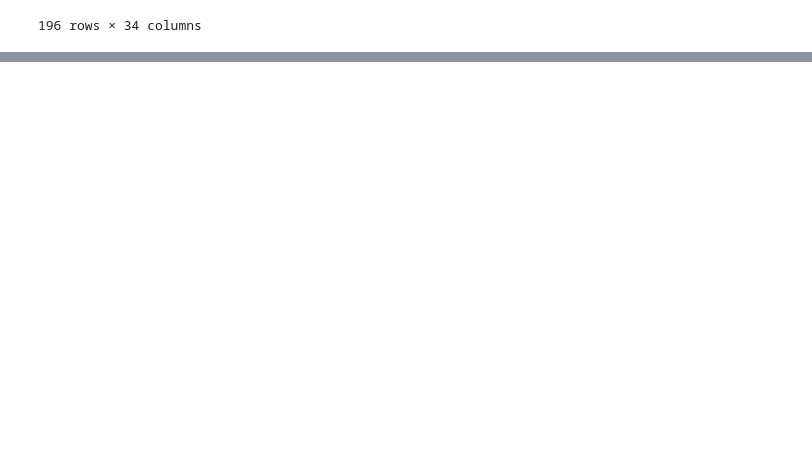
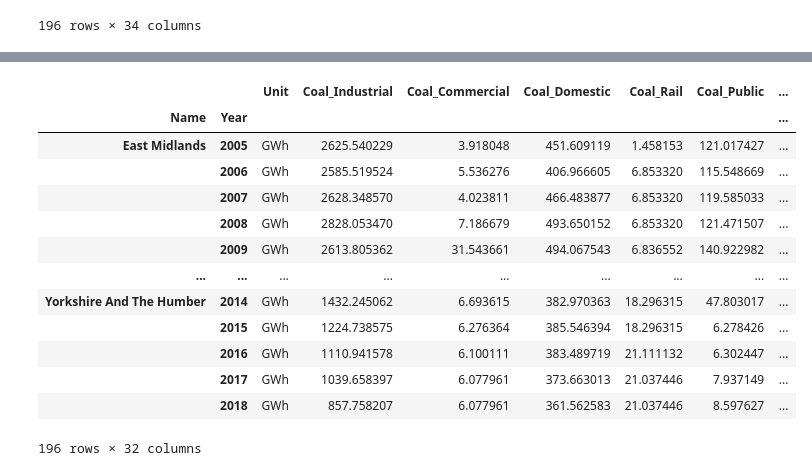
Before and after one commit to chris-greening/UK-Energy-Consumption, a Jupyter notebook: full_uk_energy_analysis.ipynb, the cells around one changed output, grey strips where cells are left out. Cells and saved outputs as stored; diff of their text form; code cells hidden in the pictures; blank space fills up the shorter version.

```diff
--- a/full_uk_energy_analysis.ipynb
+++ b/full_uk_energy_analysis.ipynb
@@ -118,0 +108,19 @@ Index(['Year', 'Name', 'Unit', 'Coal_Industrial', 'Coal_Commercial',
+# %%
+# region_df = df.set_index(["Name", "Year"])
+region_df = df.set_index(["Name", "Year"]).sort_values(["Name", "Year"])
+region_df
+# %% [output]
+|  |  | Unit | Coal_Industrial | Coal_Commercial | Coal_Domestic | Coal_Rail | Coal_Public | ... |
+| Name | Year |  |  |  |  |  |  | ... |
+| East Midlands | 2005 | GWh | 2625.540229 | 3.918048 | 451.609119 | 1.458153 | 121.017427 | ... |
+|  | 2006 | GWh | 2585.519524 | 5.536276 | 406.966605 | 6.853320 | 115.548669 | ... |
+|  | 2007 | GWh | 2628.348570 | 4.023811 | 466.483877 | 6.853320 | 119.585033 | ... |
+|  | 2008 | GWh | 2828.053470 | 7.186679 | 493.650152 | 6.853320 | 121.471507 | ... |
+|  | 2009 | GWh | 2613.805362 | 31.543661 | 494.067543 | 6.836552 | 140.922982 | ... |
+| ... | ... | ... | ... | ... | ... | ... | ... | ... |
+| Yorkshire And The Humber | 2014 | GWh | 1432.245062 | 6.693615 | 382.970363 | 18.296315 | 47.803017 | ... |
+|  | 2015 | GWh | 1224.738575 | 6.276364 | 385.546394 | 18.296315 | 6.278426 | ... |
+|  | 2016 | GWh | 1110.941578 | 6.100111 | 383.489719 | 21.111132 | 6.302447 | ... |
+|  | 2017 | GWh | 1039.658397 | 6.077961 | 373.663013 | 21.037446 | 7.937149 | ... |
+|  | 2018 | GWh | 857.758207 | 6.077961 | 361.562583 | 21.037446 | 8.597627 | ... |
+196 rows × 32 columns
```
Also changed, not shown: parts of 7 cells of this notebook.
